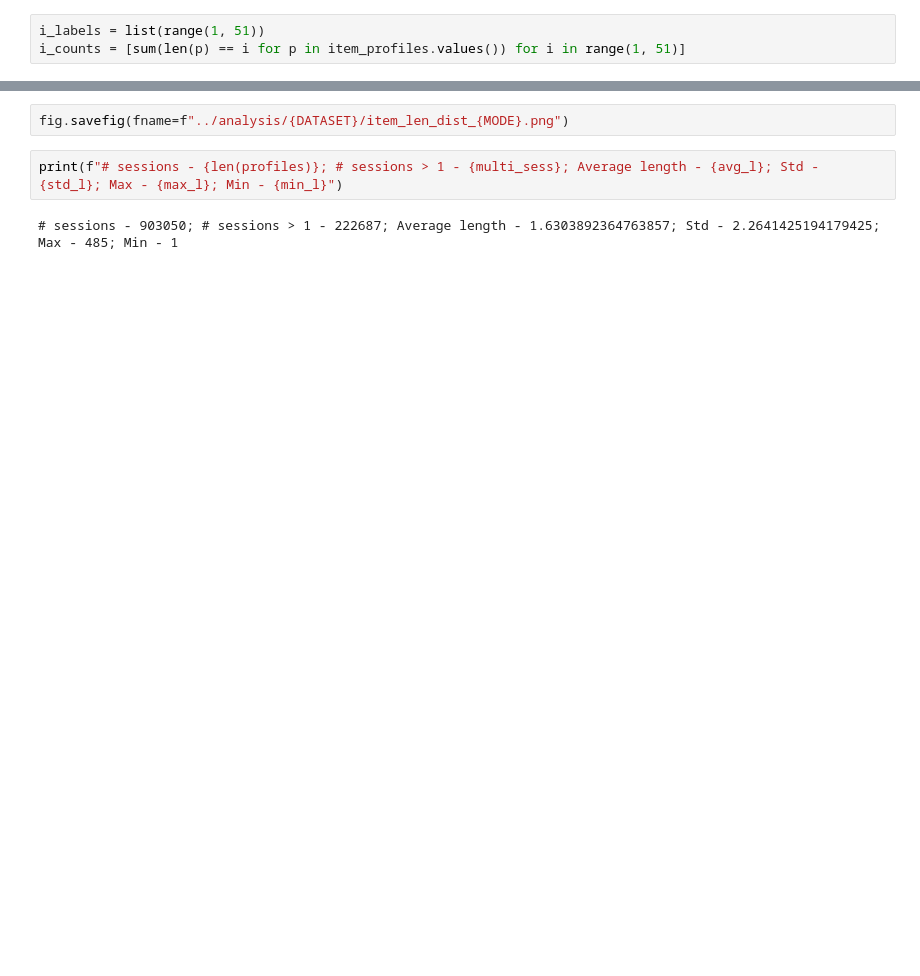
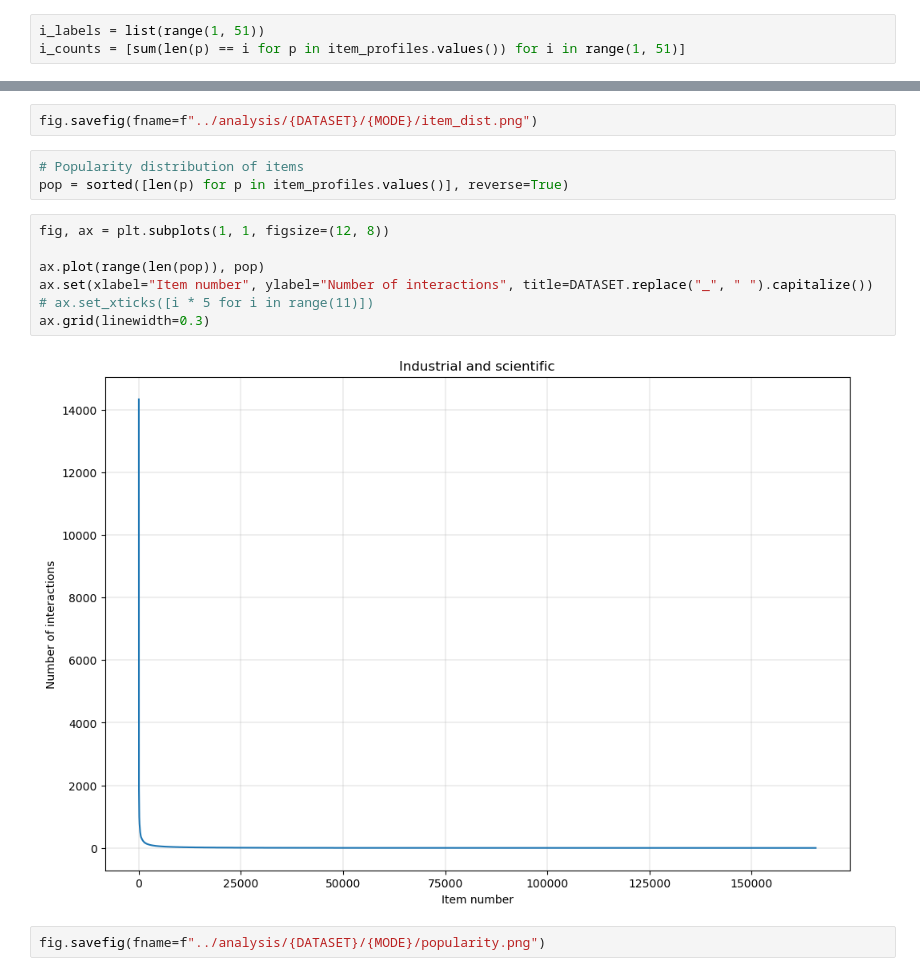
Before and after one commit to r-papso/carca-replication, a Jupyter notebook: notebooks/data_analysis.ipynb, the cells around one changed output, grey strips where cells are left out. Drawn from its saved outputs; the diff is of its cells as text; blank space fills up the shorter version.

```diff
--- a/notebooks/data_analysis.ipynb
+++ b/notebooks/data_analysis.ipynb
@@ -80,9 +96,19 @@ ax.grid(linewidth=0.3)
 # %%
-fig.savefig(fname=f"../analysis/{DATASET}/item_len_dist_{MODE}.png")
+fig.savefig(fname=f"../analysis/{DATASET}/{MODE}/item_dist.png")
-# %%
-print(f"# sessions - {len(profiles)}; # sessions > 1 - {multi_sess}; Average length - {avg_l}; Std - {std_l}; Max - {max_l}; Min - {min_l}")
-# %% [output]
-# sessions - 903050; # sessions > 1 - 222687; Average length - 1.6303892364763857; Std - 2.2641425194179425; Max - 485; Min - 1
+# %%
+# Popularity distribution of items
+pop = sorted([len(p) for p in item_profiles.values()], reverse=True)
+# %%
+fig, ax = plt.subplots(1, 1, figsize=(12, 8))
+
+ax.plot(range(len(pop)), pop)
+ax.set(xlabel="Item number", ylabel="Number of interactions", title=DATASET.replace("_", " ").capitalize())
+# ax.set_xticks([i * 5 for i in range(11)])
+ax.grid(linewidth=0.3)
+# %% [output]
+[figure, added]
+# %%
+fig.savefig(fname=f"../analysis/{DATASET}/{MODE}/popularity.png")
 # %%
 kvtable = {
     "users": len(user_ids),
```
Also changed, not shown: parts of 46 cells of this notebook, 6 other files.
